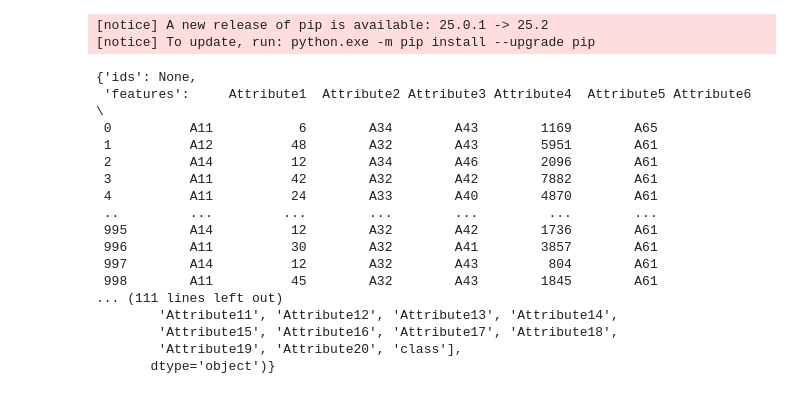
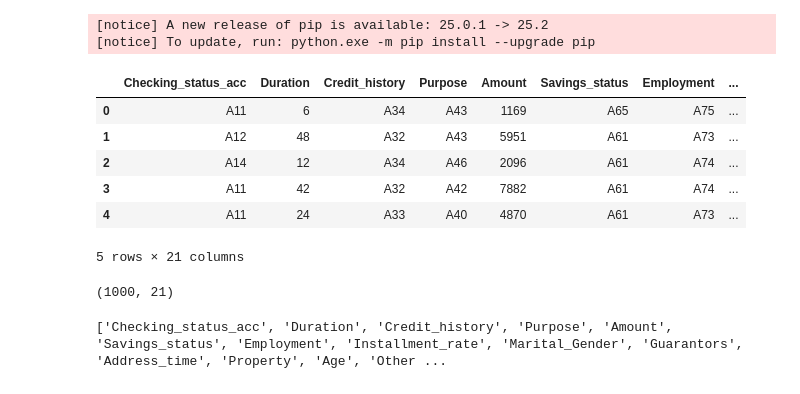
Before and after one commit to maylonleoncio/Credit-Risk, a Jupyter notebook: analysis_risk.ipynb, the cells around one changed output. Drawn from its saved outputs; the diff is of its cells as text; code cells hidden in the pictures.

```diff
--- a/analysis_risk.ipynb
+++ b/analysis_risk.ipynb
@@ -21,22 +21,22 @@ Requirement already satisfied: six>=1.5 in c:\users\maylon\appdata\roaming\pytho
 from ucimlrepo import fetch_ucirepo
 # %%
 statlog_german_credit_data = fetch_ucirepo(id=144)
-statlog_german_credit_data.data
+credit = pd.concat([pd.DataFrame(statlog_german_credit_data.data.features), pd.DataFrame(statlog_german_credit_data.data.targets)], axis=1)
+credit.columns = ['Checking_status_acc','Duration','Credit_history','Purpose','Amount','Savings_status','Employment','Installment_rate','Marital_Gender','Guarantors','Address_time','Property','Age','Other_installments','Housing','existing_loans','Occupation','Dependents','Phone','Foreign_worker', 'Target']
+credit.head()
 # %% [output]
+|  | Checking_status_acc | Duration | Credit_history | Purpose | Amount | Savings_status | Employment | ... |
+| 0 | A11 | 6 | A34 | A43 | 1169 | A65 | A75 | ... |
+| 1 | A12 | 48 | A32 | A43 | 5951 | A61 | A73 | ... |
+| 2 | A14 | 12 | A34 | A46 | 2096 | A61 | A74 | ... |
+| 3 | A11 | 42 | A32 | A42 | 7882 | A61 | A74 | ... |
+| 4 | A11 | 24 | A33 | A40 | 4870 | A61 | A73 | ... |
-{'ids': None,
- 'features':     Attribute1  Attribute2 Attribute3 Attribute4  Attribute5 Attribute6  \
- 0          A11           6        A34        A43        1169        A65
- 1          A12          48        A32        A43        5951        A61
- 2          A14          12        A34        A46        2096        A61
- 3          A11          42        A32        A42        7882        A61
- 4          A11          24        A33        A40        4870        A61
- ..         ...         ...        ...        ...         ...        ...
- 995        A14          12        A32        A42        1736        A61
- 996        A11          30        A32        A41        3857        A61
- 997        A14          12        A32        A43         804        A61
- 998        A11          45        A32        A43        1845        A61
-... (111 lines left out)
-        'Attribute11', 'Attribute12', 'Attribute13', 'Attribute14',
-        'Attribute15', 'Attribute16', 'Attribute17', 'Attribute18',
-        'Attribute19', 'Attribute20', 'class'],
-       dtype='object')}
+5 rows × 21 columns
+# %%
+credit.shape
+# %% [output]
+(1000, 21)
+# %%
+print(credit.columns.tolist())
+# %% [output]
+['Checking_status_acc', 'Duration', 'Credit_history', 'Purpose', 'Amount', 'Savings_status', 'Employment', 'Installment_rate', 'Marital_Gender', 'Guarantors', 'Address_time', 'Property', 'Age', 'Other ...
```
Also changed, not shown: parts of 5 cells of this notebook.
